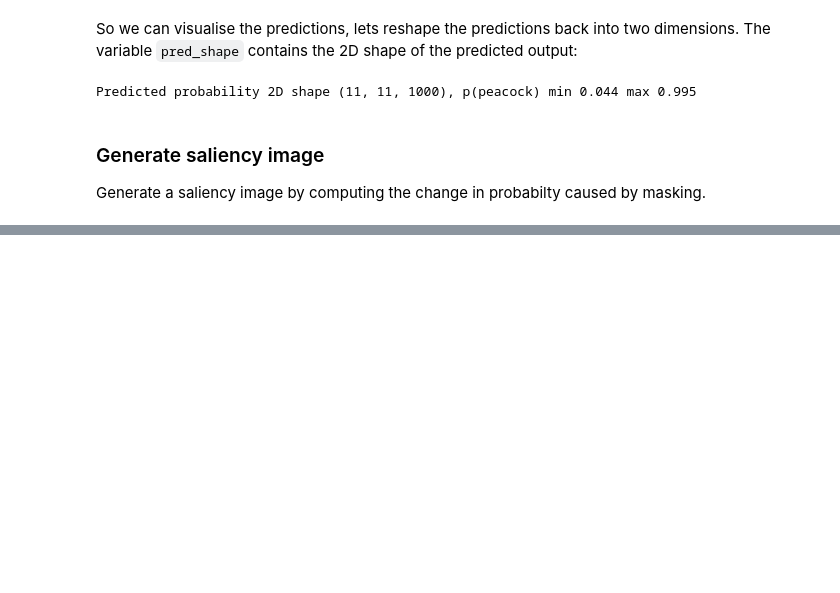
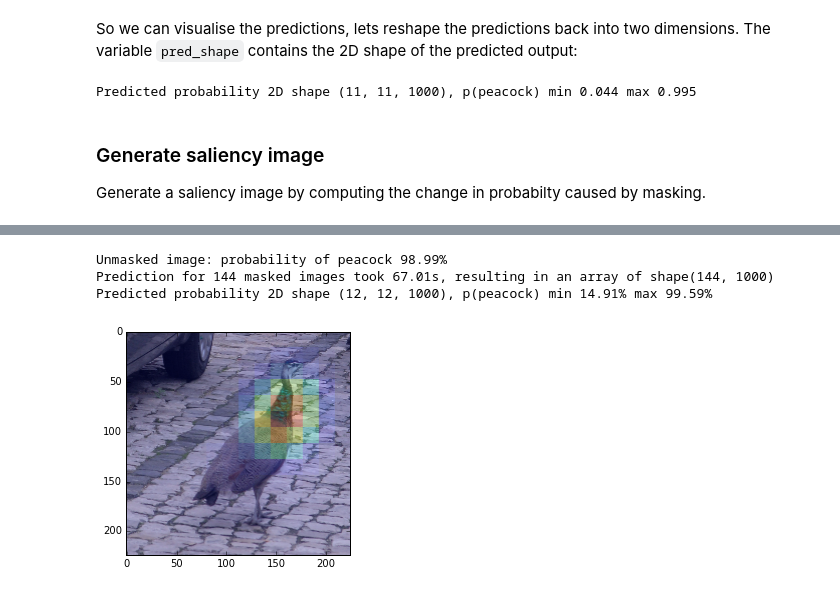
Before and after one commit to Britefury/deep-learning-tutorial-pydata, a Jupyter notebook: TUTORIAL 03 - Image region-level saliency using VGG-19 conv-net.ipynb, the cells around one changed output, grey strips where cells are left out. Saved outputs shown, nothing was run; the diff lists cells and outputs as text; code cells hidden in the pictures; blank space fills up the shorter version.

```diff
--- a/TUTORIAL 03 - Image region-level saliency using VGG-19 conv-net.ipynb
+++ b/TUTORIAL 03 - Image region-level saliency using VGG-19 conv-net.ipynb
@@ -139,0 +207,7 @@ plt.show()
+# %%
+visualise_block_saliency(img_for_vgg, (48,48), (16,16))
+# %% [output]
+Unmasked image: probability of peacock 98.99%
+Prediction for 144 masked images took 67.01s, resulting in an array of shape(144, 1000)
+Predicted probability 2D shape (12, 12, 1000), p(peacock) min 14.91% max 99.59%
+[figure, added]
```
Also changed, not shown: parts of 9 cells of this notebook.
